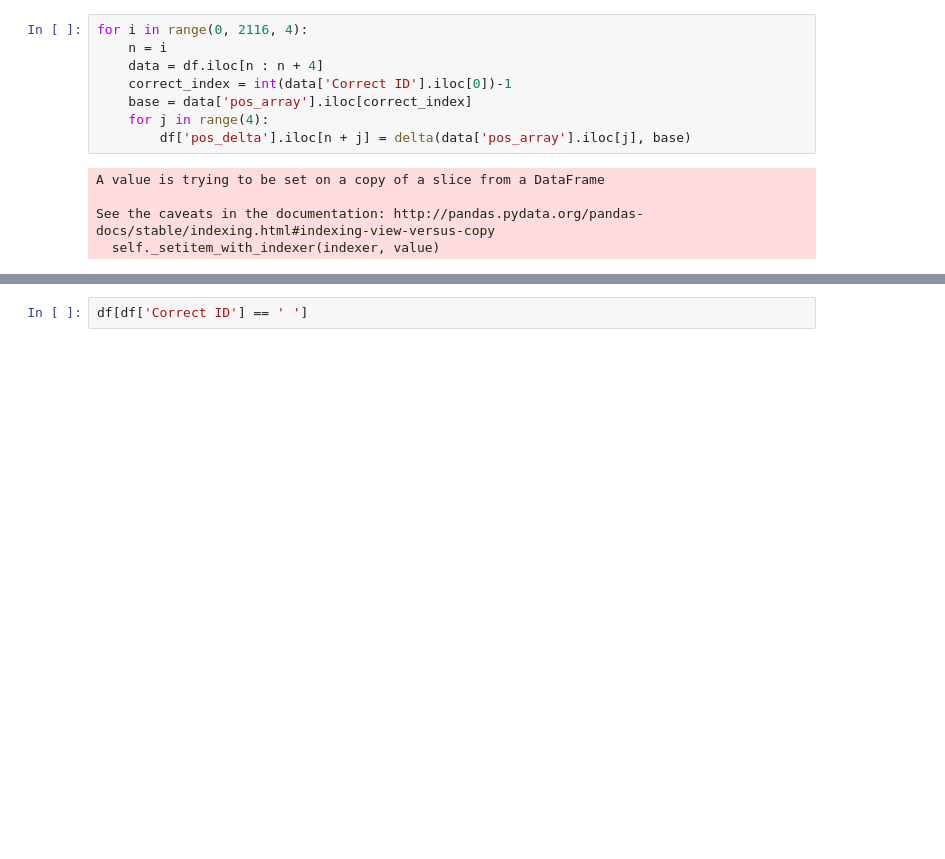
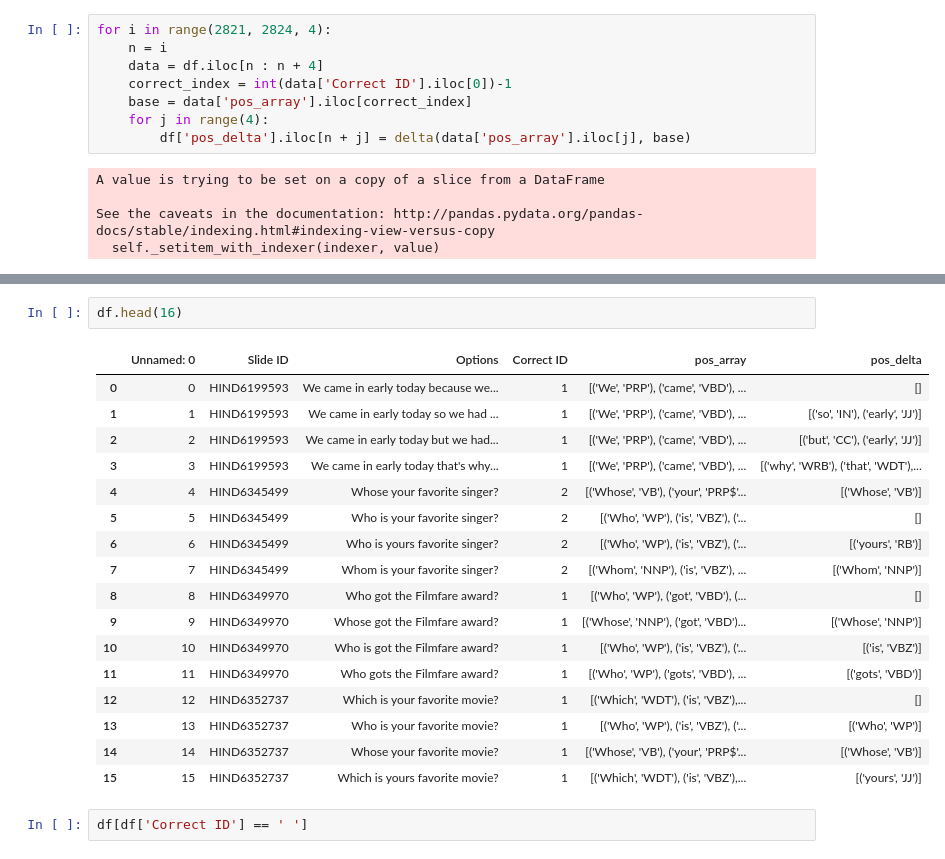
Before and after one commit to pasha00786/helloenglish, a Jupyter notebook: pos_delta.ipynb, the cells around one changed output, grey strips where cells are left out. Saved outputs shown, nothing was run; the diff lists cells and outputs as text; blank space fills up the shorter version.

Commit message:
Obtained pos delta for choose4_choose2

```diff
--- a/pos_delta.ipynb
+++ b/pos_delta.ipynb
@@ -50,5 +50,5 @@ delta(df['pos_array'].iloc[2114],df['pos_array'].iloc[2113])
 # %%
-for i in range(0, 2116, 4):
+for i in range(2821, 2824, 4):
     n = i
     data = df.iloc[n : n + 4]
     correct_index = int(data['Correct ID'].iloc[0])-1
@@ -77,3 +65,23 @@ df.tail(8)
+# %%
+df.head(16)
+# %% [output]
+|  | Unnamed: 0 | Slide ID | Options | Correct ID | pos_array | pos_delta |
+| 0 | 0 | HIND6199593 | We came in early today because we... | 1 | [('We', 'PRP'), ('came', 'VBD'), ... | [] |
+| 1 | 1 | HIND6199593 | We came in early today so we had ... | 1 | [('We', 'PRP'), ('came', 'VBD'), ... | [('so', 'IN'), ('early', 'JJ')] |
+| 2 | 2 | HIND6199593 | We came in early today but we had... | 1 | [('We', 'PRP'), ('came', 'VBD'), ... | [('but', 'CC'), ('early', 'JJ')] |
+| 3 | 3 | HIND6199593 | We came in early today that's why... | 1 | [('We', 'PRP'), ('came', 'VBD'), ... | [('why', 'WRB'), ('that', 'WDT'),... |
+| 4 | 4 | HIND6345499 | Whose your favorite singer? | 2 | [('Whose', 'VB'), ('your', 'PRP$'... | [('Whose', 'VB')] |
+| 5 | 5 | HIND6345499 | Who is your favorite singer? | 2 | [('Who', 'WP'), ('is', 'VBZ'), ('... | [] |
+| 6 | 6 | HIND6345499 | Who is yours favorite singer? | 2 | [('Who', 'WP'), ('is', 'VBZ'), ('... | [('yours', 'RB')] |
+| 7 | 7 | HIND6345499 | Whom is your favorite singer? | 2 | [('Whom', 'NNP'), ('is', 'VBZ'), ... | [('Whom', 'NNP')] |
+| 8 | 8 | HIND6349970 | Who got the Filmfare award? | 1 | [('Who', 'WP'), ('got', 'VBD'), (... | [] |
+| 9 | 9 | HIND6349970 | Whose got the Filmfare award? | 1 | [('Whose', 'NNP'), ('got', 'VBD')... | [('Whose', 'NNP')] |
+| 10 | 10 | HIND6349970 | Who is got the Filmfare award? | 1 | [('Who', 'WP'), ('is', 'VBZ'), ('... | [('is', 'VBZ')] |
+| 11 | 11 | HIND6349970 | Who gots the Filmfare award? | 1 | [('Who', 'WP'), ('gots', 'VBD'), ... | [('gots', 'VBD')] |
+| 12 | 12 | HIND6352737 | Which is your favorite movie? | 1 | [('Which', 'WDT'), ('is', 'VBZ'),... | [] |
+| 13 | 13 | HIND6352737 | Who is your favorite movie? | 1 | [('Who', 'WP'), ('is', 'VBZ'), ('... | [('Who', 'WP')] |
+| 14 | 14 | HIND6352737 | Whose your favorite movie? | 1 | [('Whose', 'VB'), ('your', 'PRP$'... | [('Whose', 'VB')] |
+| 15 | 15 | HIND6352737 | Which is yours favorite movie? | 1 | [('Which', 'WDT'), ('is', 'VBZ'),... | [('yours', 'JJ')] |
 # %%
 df[df['Correct ID'] == ' ']
 # %% [output]
```
Also changed, not shown: parts of 4 cells of this notebook, 3 other files.
